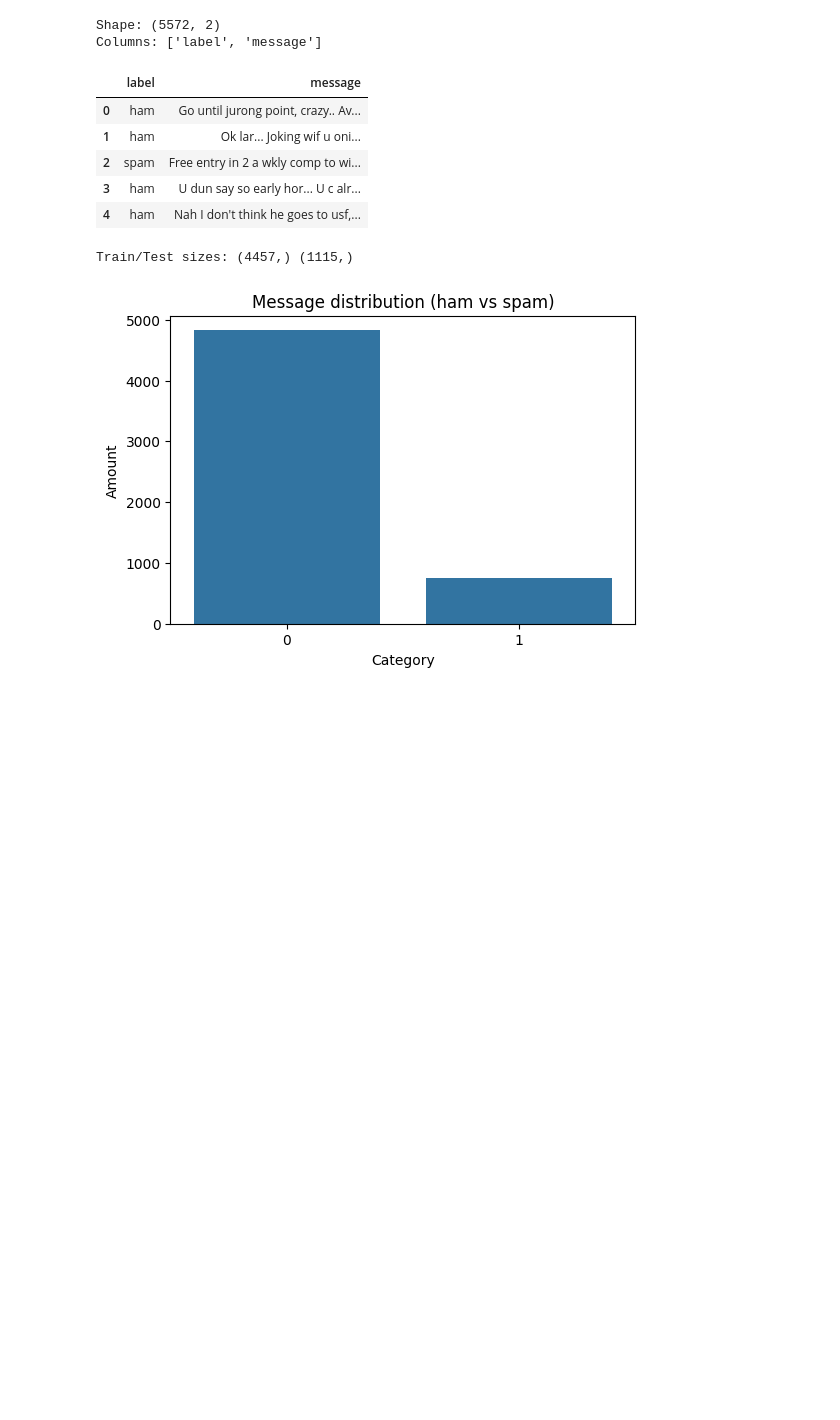
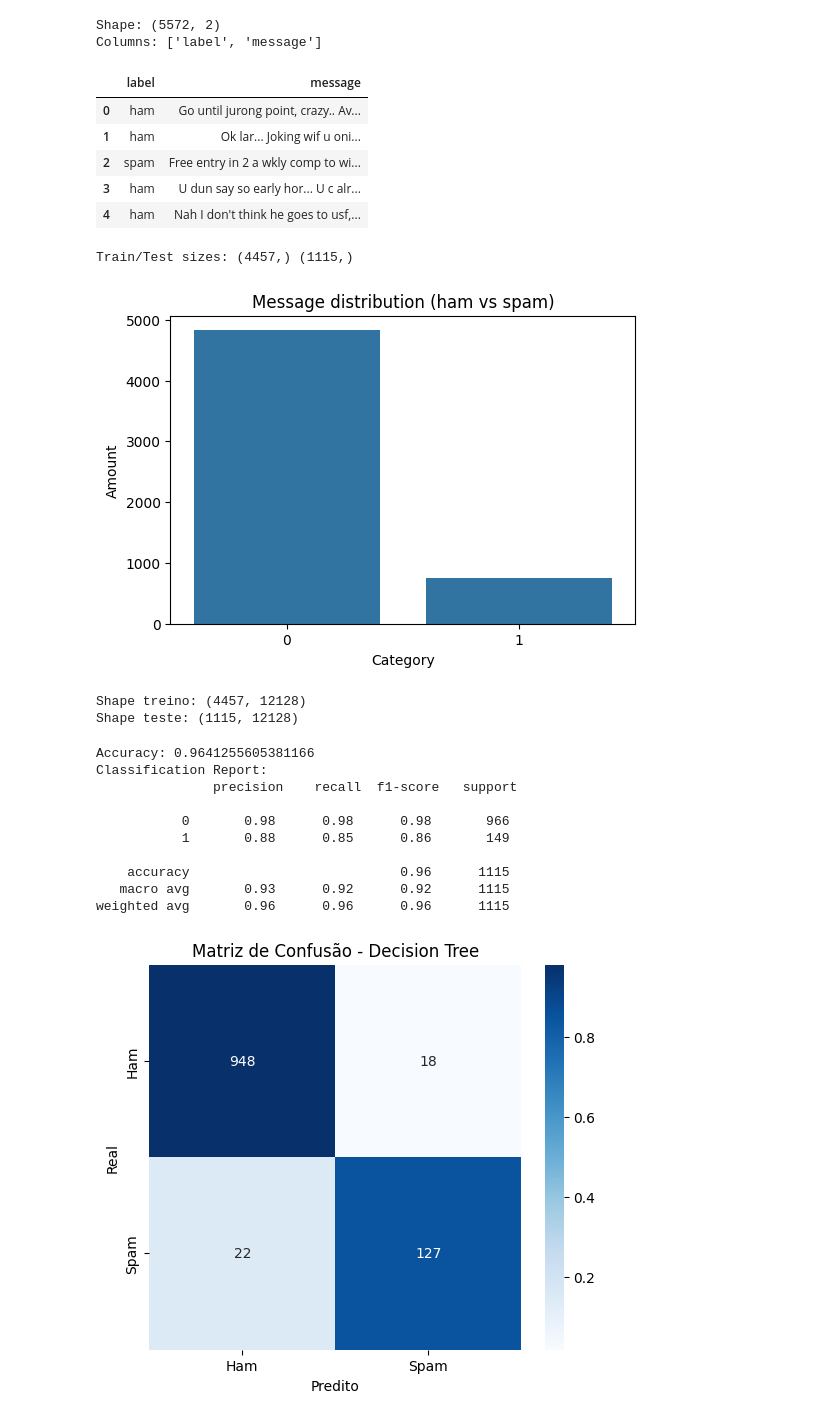
Before and after one commit to Pablohdantas/sms-spam-classification, a Jupyter notebook: sms_spam_classification.ipynb, the cells around one changed output. Saved outputs shown, nothing was run; the diff lists cells and outputs as text; code cells hidden in the pictures; blank space fills up the shorter version.

Commit message:
feat: Modelagem de dados concluída. DecisionTree, KNN e LogisticRegression e gráficos comparativos

```diff
--- a/sms_spam_classification.ipynb
+++ b/sms_spam_classification.ipynb
@@ -45,3 +44,54 @@ Columns: ['label', 'message']
 | 4 | ham | Nah I don't think he goes to usf,... |
 Train/Test sizes: (4457,) (1115,)
 [figure]
+# %%
+from sklearn.metrics import confusion_matrix
+import numpy as np
+
+def plot_conf_matrix(y_true, y_pred, title):
+    cm = confusion_matrix(y_true, y_pred)
+    cm_norm = cm.astype("float") / cm.sum(axis=1)[:, np.newaxis]
+
+    plt.figure(figsize=(6, 5))
+    sns.heatmap(cm_norm, annot=cm, fmt="d", cmap="Blues", xticklabels=["Ham", "Spam"], yticklabels=["Ham", "Spam"])
+    plt.title(f"Matriz de Confusão - {title}")
+    plt.xlabel("Predito")
+    plt.ylabel("Real")
+    plt.show()
+# %%
+from sklearn.feature_extraction.text import TfidfVectorizer
+
+tfidf = TfidfVectorizer(max_df=0.95, min_df=2, ngram_range=(1,2))
+
+X_train_vect = tfidf.fit_transform(X_train)
+X_test_vect  = tfidf.transform(X_test)
+
+
+print("Shape treino:", X_train_vect.shape)
+print("Shape teste:", X_test_vect.shape)
+# %% [output]
+Shape treino: (4457, 12128)
+Shape teste: (1115, 12128)
+# %%
+from sklearn.tree import DecisionTreeClassifier
+from sklearn.metrics import accuracy_score, confusion_matrix, classification_report
+
+dt = DecisionTreeClassifier(random_state=42)
+dt.fit(X_train_vect, y_train)
+y_pred_dt = dt.predict(X_test_vect)
+
+print("Accuracy:", accuracy_score(y_test, y_pred_dt))
+print("Classification Report:\n", classification_report(y_test, y_pred_dt))
+plot_conf_matrix(y_test, y_pred_dt, "Decision Tree")
+# %% [output]
+Accuracy: 0.9641255605381166
+Classification Report:
+               precision    recall  f1-score   support
+
+           0       0.98      0.98      0.98       966
+           1       0.88      0.85      0.86       149
+
+    accuracy                           0.96      1115
+   macro avg       0.93      0.92      0.92      1115
+weighted avg       0.96      0.96      0.96      1115
+[figure, added]
```
Also changed, not shown: parts of 4 cells of this notebook.
